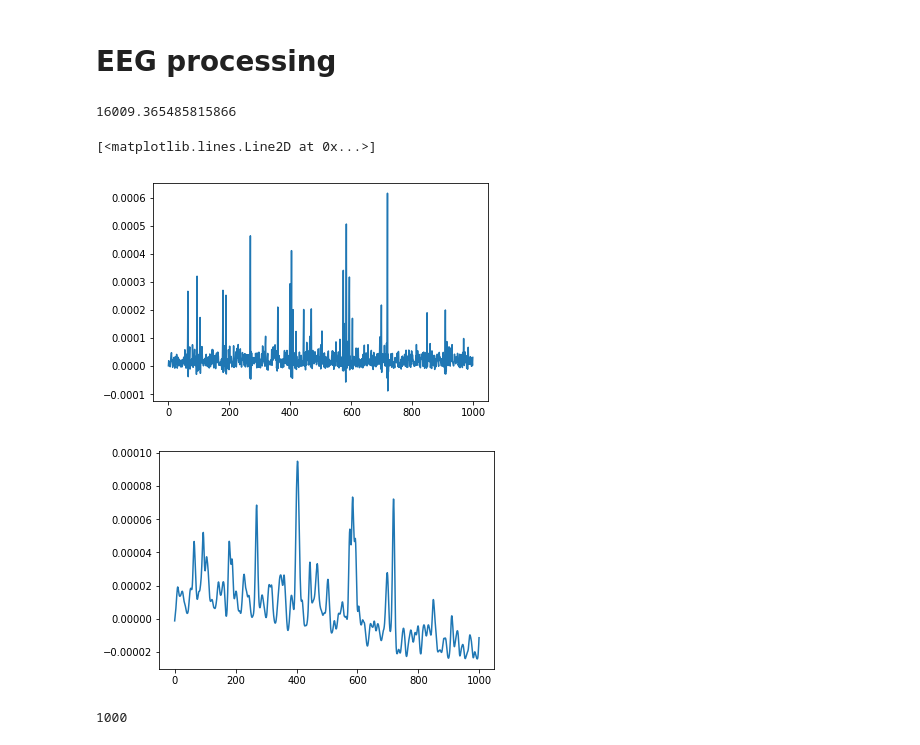
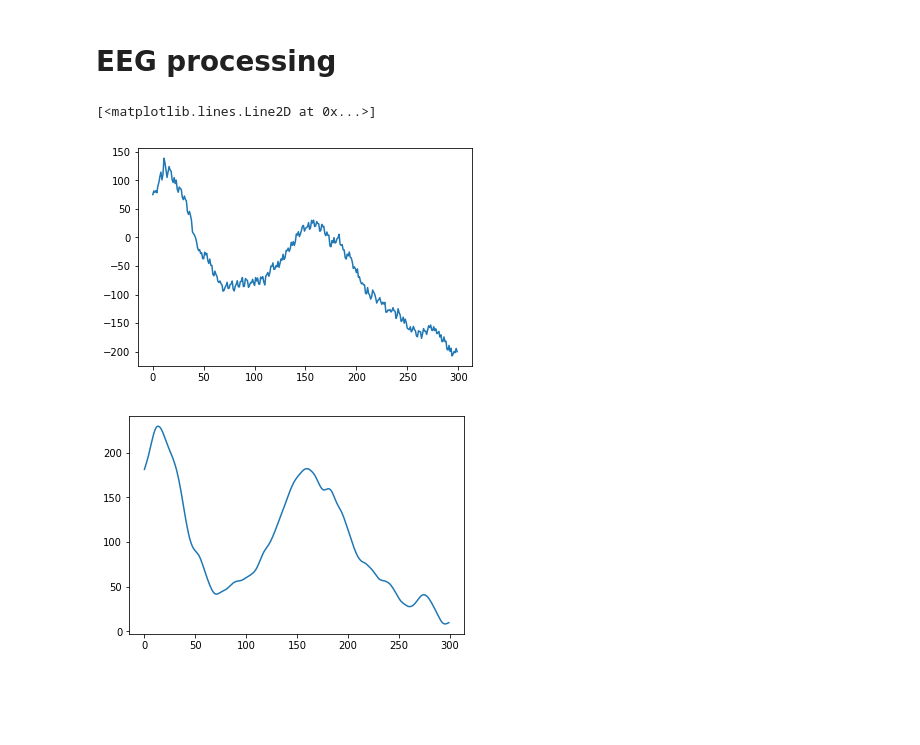
Before and after one commit to Maylibooyah69/RewardReversalPorject, a Jupyter notebook: Import EEG.ipynb, the cells around one changed output. Drawn from its saved outputs; the diff is of its cells as text; code cells hidden in the pictures; blank space fills up the shorter version.

```diff
--- a/Import EEG.ipynb
+++ b/Import EEG.ipynb
@@ -159,4 +168,17 @@ def get_behavior(rat,plot=False):
-# %%
-def eeg_by_label(rat,label):
-    action_log,reward_log=get_behaviore(rat,plot=False)
-    tvecs,adcs,action1s,action2s,reward_gains,reward_loses=rat_summary(rat)
+# %%
+def eeg_by_label(rat,label_by_action,label_by_channel,eeg_length=300): # the label_by_action is either 1 or 2
+    action_log,reward_log,epoched_eeg=get_behavior(rat30,eeg_length,plot=False)
+    idx=(action_log==label_by_action)
+#     out=np.empty(eeg_length)
+    out=[]
+    count=0
+    for i,x in enumerate(idx):
+        if x:
+            count+=1
+            temp=copy.deepcopy(epoched_eeg[i][label_by_channel])
+            if temp.size!=eeg_length:
+                print(count,'is not to length')
+                temp.resize(eeg_length)
+#             out=np.vstack((out,np.array(epoched_eeg[i][label_by_channel])))
+            out.append(np.array(temp))
+    return np.array(out)
@@ -204,0 +191,4 @@ plt.plot(epoched_eeg[0])
+# %%
+tar_eeg=eeg_by_label(rat30,1,23)
+off_tar_eeg=eeg_by_label(rat30,2,23)
+tar_erp_raw=np.delete(tar_eeg,12,axis=0)
@@ -204,0 +204,3 @@ plt.plot(epoched_eeg[0])
+# %%
+erp=np.mean(tar_erp_raw,axis=0)
+plt.plot(erp)
@@ -230,21 +236,11 @@ highcut = 30.0 # 30  Hz is the highest frequency we will pass.
-# %%
-rat18['lfp'][]
-# %% [output]
-16009.365485815866
 # %%
-raw_eeg_df=epoched_eeg[0]
-order = 2;
-clean_eeg_df = butter_bandpass_filter(raw_eeg_df, lowcut, highcut, fs, order)
+clean_eeg_df = butter_bandpass_filter(erp, lowcut, highcut, fs, order)
 plt.figure(1)
-plt.plot(raw_eeg_df)
+plt.plot(erp)
 plt.figure(2)
 plt.plot(clean_eeg_df)
 # %% [output]
 [<matplotlib.lines.Line2D at 0x...>]
-[figure, old version]
+[figure, new version]
-[figure, old version]
+[figure, new version]
-# %%
-len(raw_eeg_df)
-# %% [output]
-1000
 # %%
```
Also changed, not shown: parts of 29 cells of this notebook, 1 other file.
